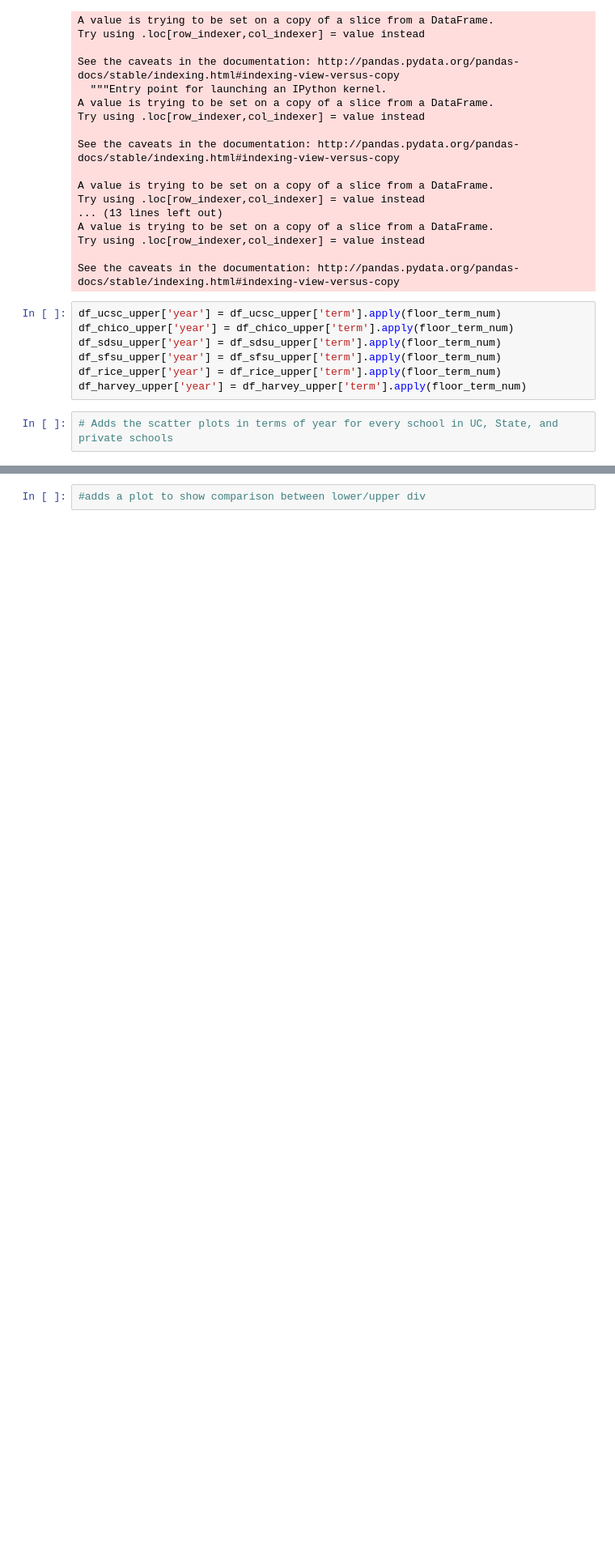
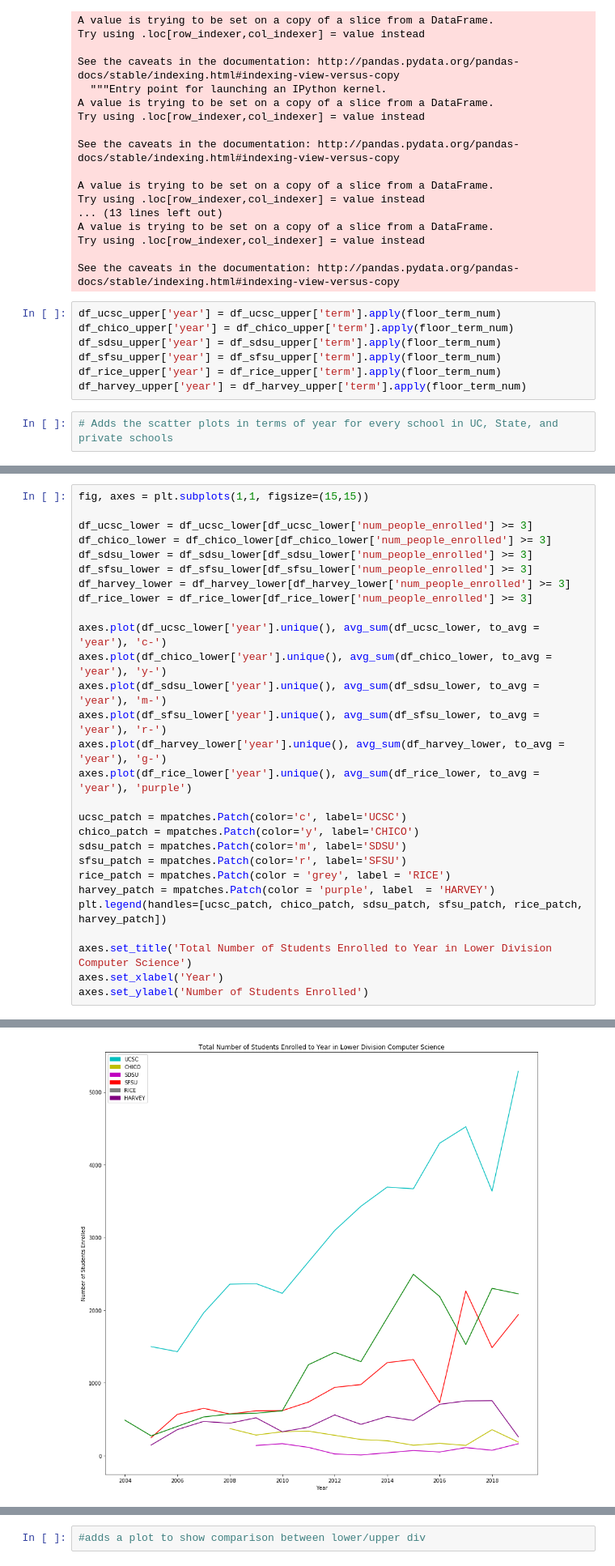
Before and after one commit to Tcbowen/CSE-184, a Jupyter notebook: Data_Jeff.ipynb, the cells around one changed output, grey strips where cells are left out. Shown at 81% size. Cells and saved outputs as stored; diff of their text form; blank space fills up the shorter version.

```diff
--- a/Data_Jeff.ipynb
+++ b/Data_Jeff.ipynb
@@ -478,0 +489,29 @@ Text(0, 0.5, 'Number of Students Enrolled')
+# %%
+fig, axes = plt.subplots(1,1, figsize=(15,15))
+
+df_ucsc_lower = df_ucsc_lower[df_ucsc_lower['num_people_enrolled'] >= 3]
+df_chico_lower = df_chico_lower[df_chico_lower['num_people_enrolled'] >= 3]
+df_sdsu_lower = df_sdsu_lower[df_sdsu_lower['num_people_enrolled'] >= 3]
+df_sfsu_lower = df_sfsu_lower[df_sfsu_lower['num_people_enrolled'] >= 3]
+df_harvey_lower = df_harvey_lower[df_harvey_lower['num_people_enrolled'] >= 3]
+df_rice_lower = df_rice_lower[df_rice_lower['num_people_enrolled'] >= 3]
+
+axes.plot(df_ucsc_lower['year'].unique(), avg_sum(df_ucsc_lower, to_avg = 'year'), 'c-')
+axes.plot(df_chico_lower['year'].unique(), avg_sum(df_chico_lower, to_avg = 'year'), 'y-')
+axes.plot(df_sdsu_lower['year'].unique(), avg_sum(df_sdsu_lower, to_avg = 'year'), 'm-')
+axes.plot(df_sfsu_lower['year'].unique(), avg_sum(df_sfsu_lower, to_avg = 'year'), 'r-')
+axes.plot(df_harvey_lower['year'].unique(), avg_sum(df_harvey_lower, to_avg = 'year'), 'g-')
+axes.plot(df_rice_lower['year'].unique(), avg_sum(df_rice_lower, to_avg = 'year'), 'purple')
+
+ucsc_patch = mpatches.Patch(color='c', label='UCSC')
+chico_patch = mpatches.Patch(color='y', label='CHICO')
+sdsu_patch = mpatches.Patch(color='m', label='SDSU')
+sfsu_patch = mpatches.Patch(color='r', label='SFSU')
+rice_patch = mpatches.Patch(color = 'grey', label = 'RICE')
+harvey_patch = mpatches.Patch(color = 'purple', label  = 'HARVEY')
+plt.legend(handles=[ucsc_patch, chico_patch, sdsu_patch, sfsu_patch, rice_patch, harvey_patch])
+
+axes.set_title('Total Number of Students Enrolled to Year in Lower Division Computer Science')
+axes.set_xlabel('Year')
+axes.set_ylabel('Number of Students Enrolled')
+# %% [output]
@@ -478,0 +519 @@ Text(0, 0.5, 'Number of Students Enrolled')
+[figure, added]
```
Also changed, not shown: parts of 7 cells of this notebook, 1 other file.
